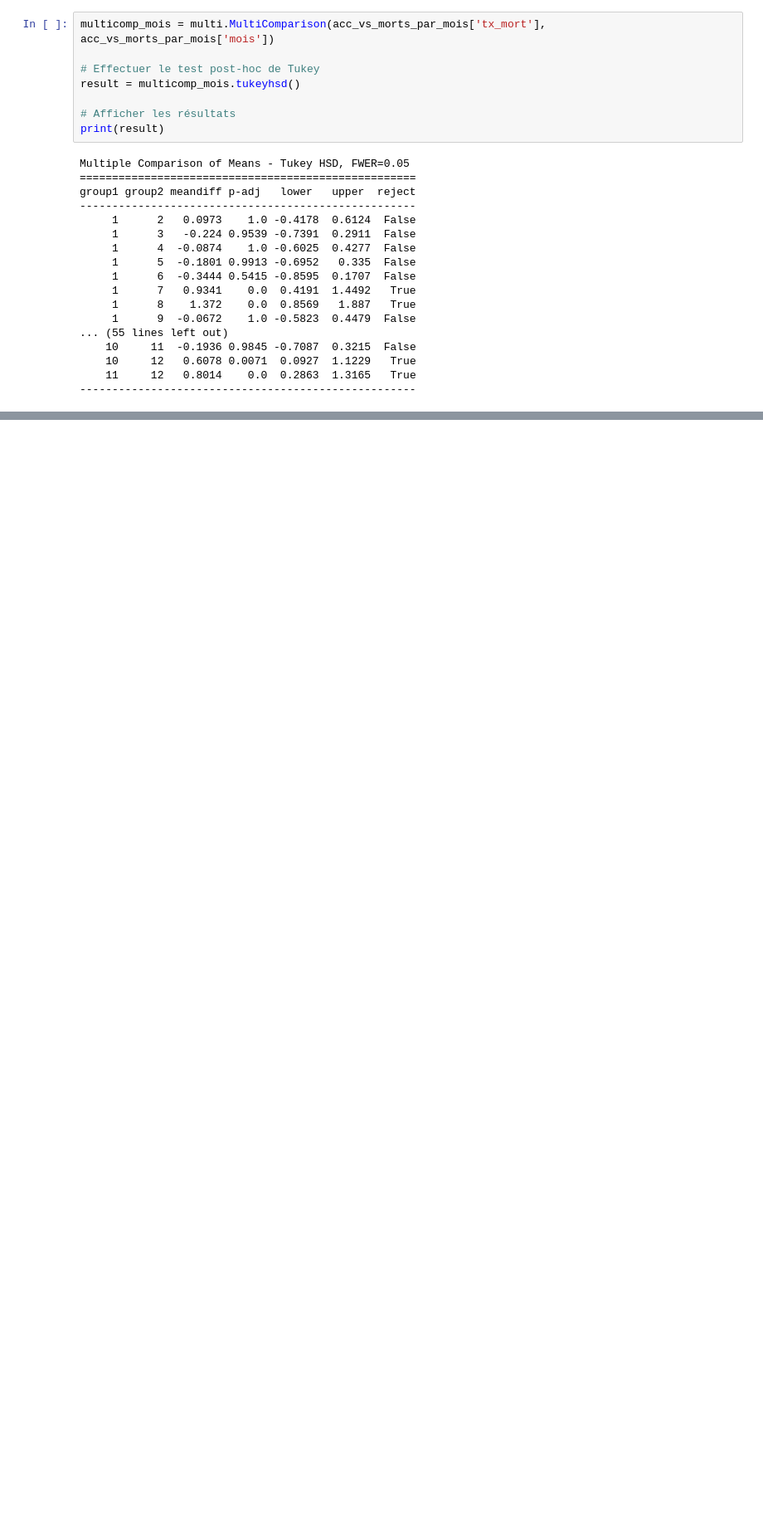
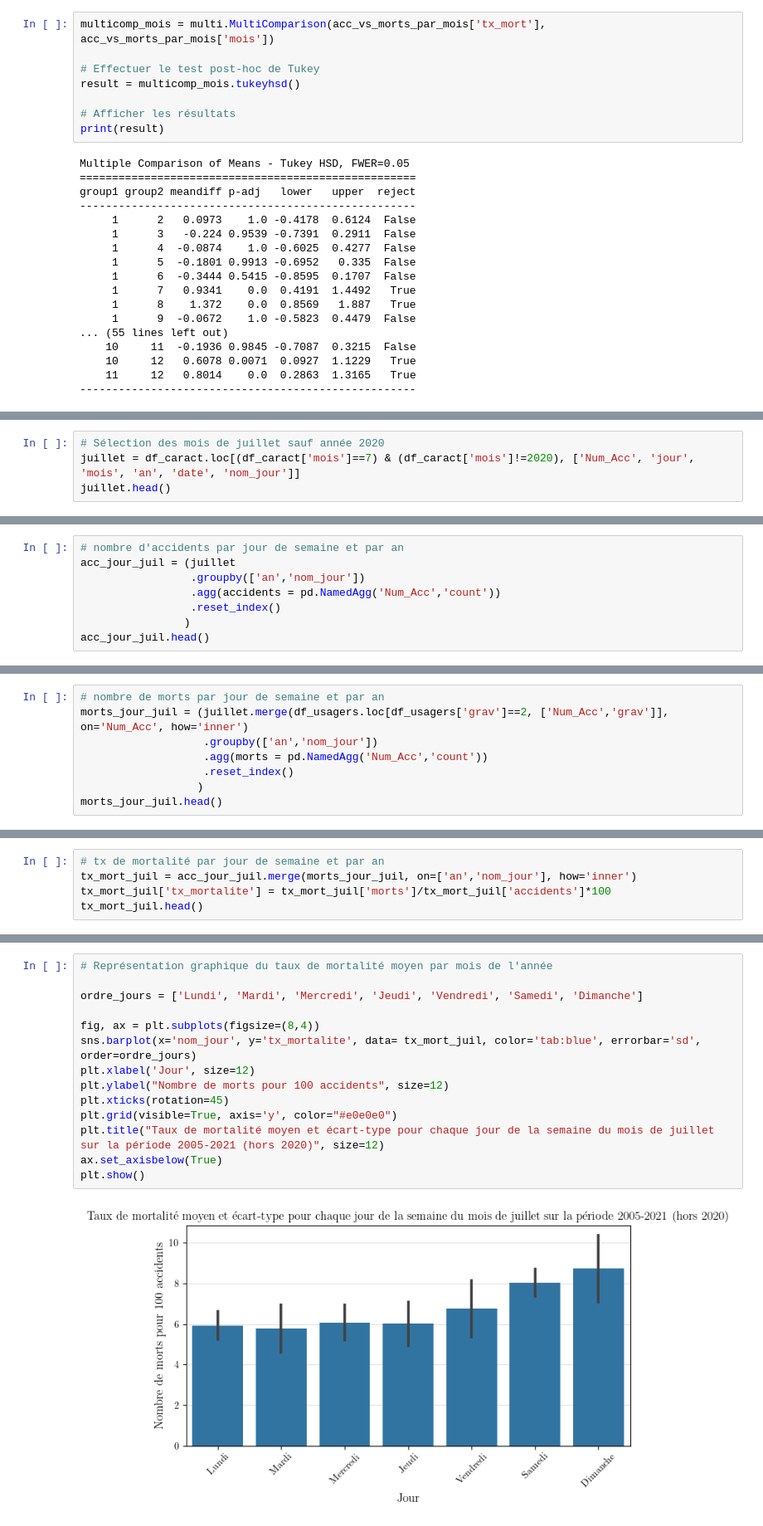
Before and after one commit to nlejay/accidents_circulation, a Jupyter notebook: projet_acc_route.ipynb, the cells around one changed output, grey strips where cells are left out. Shown at 83% size. Cells and saved outputs as stored; diff of their text form; blank space fills up the shorter version.

Commit message:
Etude temporelle : étude des mois de juillet et aout

```diff
--- a/projet_acc_route.ipynb
+++ b/projet_acc_route.ipynb
@@ -1058,0 +1100,4 @@ group1 group2 meandiff p-adj   lower   upper  reject
+# %%
+# Sélection des mois de juillet sauf année 2020
+juillet = df_caract.loc[(df_caract['mois']==7) & (df_caract['mois']!=2020), ['Num_Acc', 'jour', 'mois', 'an', 'date', 'nom_jour']]
+juillet.head()
@@ -1058,0 +1111,8 @@ group1 group2 meandiff p-adj   lower   upper  reject
+# %%
+# nombre d'accidents par jour de semaine et par an
+acc_jour_juil = (juillet
+                 .groupby(['an','nom_jour'])
+                 .agg(accidents = pd.NamedAgg('Num_Acc','count'))
+                 .reset_index()
+                )
+acc_jour_juil.head()
@@ -1058,0 +1126,8 @@ group1 group2 meandiff p-adj   lower   upper  reject
+# %%
+# nombre de morts par jour de semaine et par an
+morts_jour_juil = (juillet.merge(df_usagers.loc[df_usagers['grav']==2, ['Num_Acc','grav']], on='Num_Acc', how='inner')
+                   .groupby(['an','nom_jour'])
+                   .agg(morts = pd.NamedAgg('Num_Acc','count'))
+                   .reset_index()
+                  )
+morts_jour_juil.head()
@@ -1058,0 +1141,5 @@ group1 group2 meandiff p-adj   lower   upper  reject
+# %%
+# tx de mortalité par jour de semaine et par an
+tx_mort_juil = acc_jour_juil.merge(morts_jour_juil, on=['an','nom_jour'], how='inner')
+tx_mort_juil['tx_mortalite'] = tx_mort_juil['morts']/tx_mort_juil['accidents']*100
+tx_mort_juil.head()
@@ -1058,0 +1172,16 @@ group1 group2 meandiff p-adj   lower   upper  reject
+# %%
+# Représentation graphique du taux de mortalité moyen par mois de l'année
+
+ordre_jours = ['Lundi', 'Mardi', 'Mercredi', 'Jeudi', 'Vendredi', 'Samedi', 'Dimanche']
+
+fig, ax = plt.subplots(figsize=(8,4))
+sns.barplot(x='nom_jour', y='tx_mortalite', data= tx_mort_juil, color='tab:blue', errorbar='sd', order=ordre_jours)
+plt.xlabel('Jour', size=12)
+plt.ylabel("Nombre de morts pour 100 accidents", size=12)
+plt.xticks(rotation=45)
+plt.grid(visible=True, axis='y', color="#e0e0e0")
+plt.title("Taux de mortalité moyen et écart-type pour chaque jour de la semaine du mois de juillet sur la période 2005-2021 (hors 2020)", size=12)
+ax.set_axisbelow(True)
+plt.show()
+# %% [output]
+[figure, added]
```
Also changed, not shown: parts of 31 cells of this notebook.
